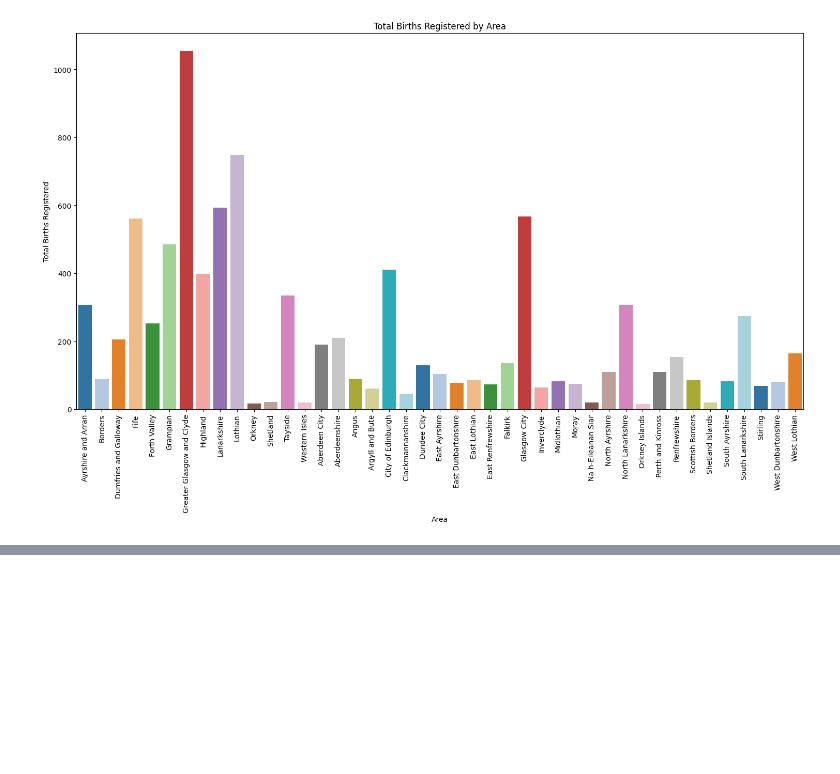
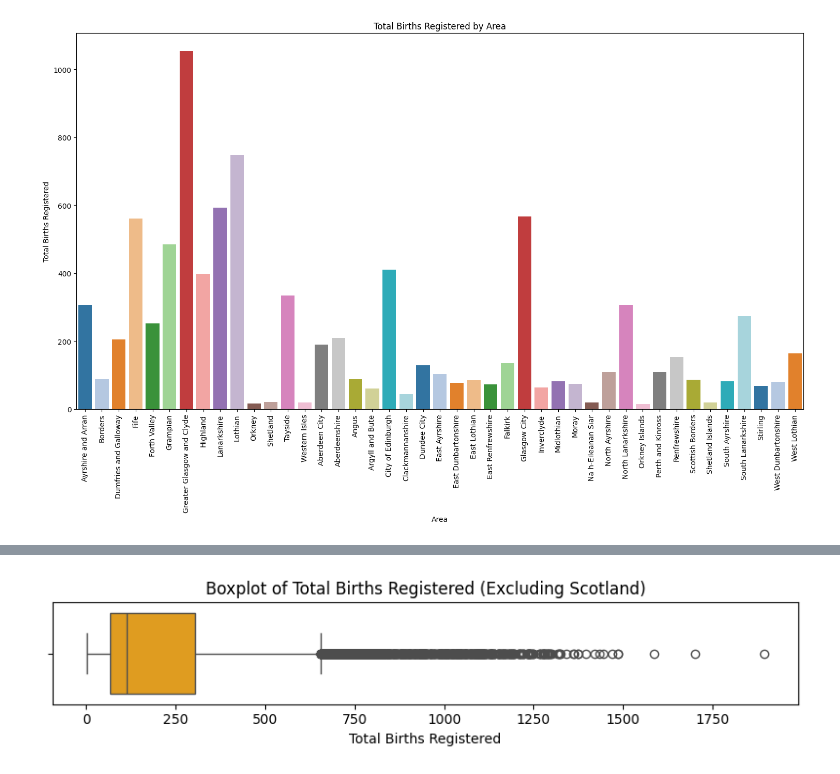
Before and after one commit to umairabid205/scotland-birth-forecast, a Jupyter notebook: data/processed/preprocessing.ipynb, the cells around one changed output, grey strips where cells are left out. Cells and saved outputs as stored; diff of their text form; code cells hidden in the pictures; blank space fills up the shorter version.

```diff
--- a/data/processed/join_tables.ipynb
+++ b/data/processed/preprocessing.ipynb
@@ -182,0 +187,10 @@ plt.show()
+# %%
+# Boxplot
+plt.figure(figsize=(8, 2))
+sns.boxplot(x=data_no_scotland['Births registered total'], color='orange')
+plt.title('Boxplot of Total Births Registered (Excluding Scotland)')
+plt.xlabel('Total Births Registered')
+plt.tight_layout()
+plt.show()
+# %% [output]
+[figure, added]
```
Also changed, not shown: parts of 20 cells of this notebook, 25 other files.
